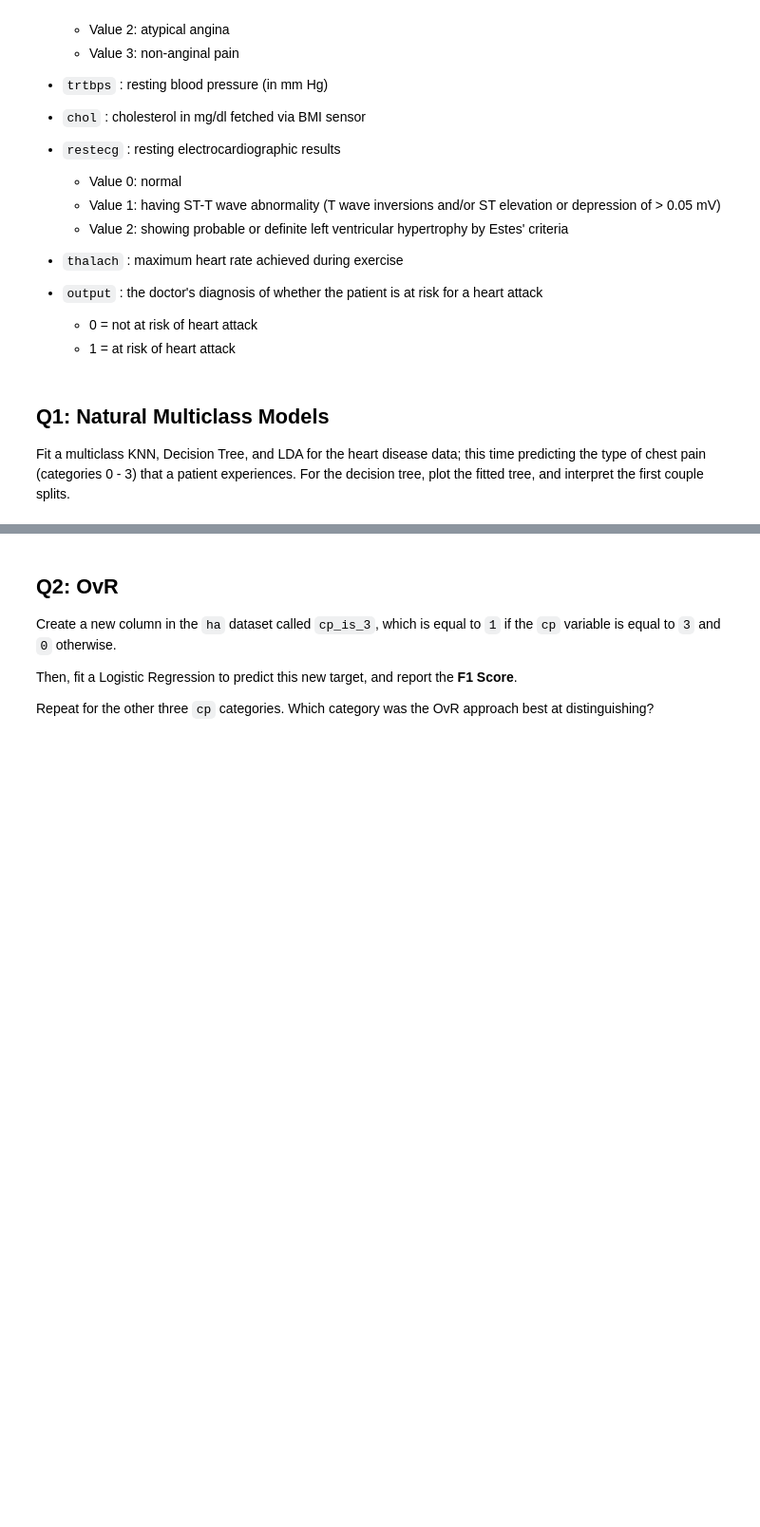
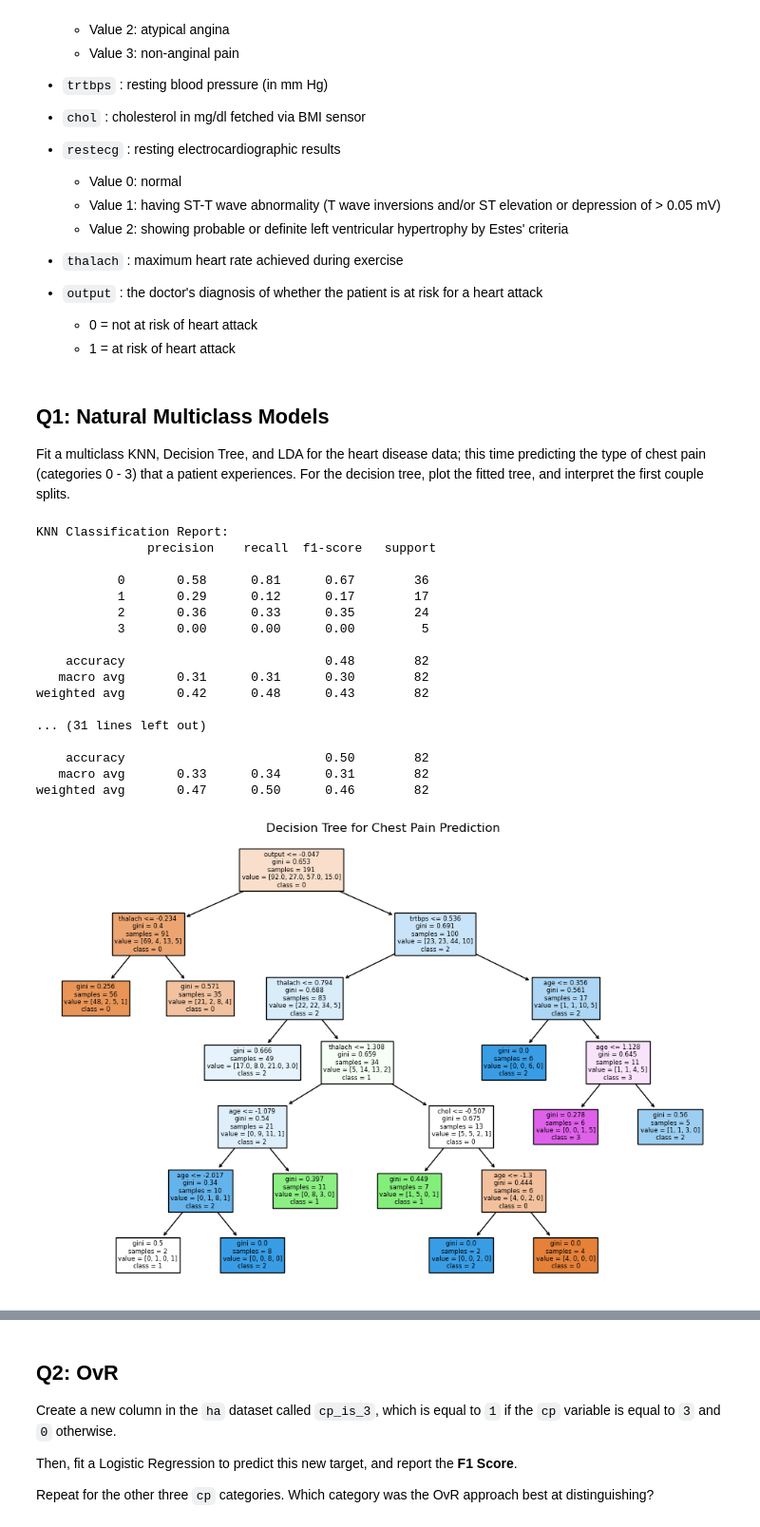
Before and after one commit to summerchurby/GSB-544, a Jupyter notebook: Practice_Activity_9_2.ipynb, the cells around one changed output, grey strips where cells are left out. Shown at 95% size. Drawn from its saved outputs; the diff is of its cells as text; code cells hidden in the pictures; blank space fills up the shorter version.

```diff
--- a/Practice_Activity_9_2.ipynb
+++ b/Practice_Activity_9_2.ipynb
@@ -37,3 +45,81 @@ ha = pd.read_csv("https://www.dropbox.com/s/aohbr6yb9ifmc8w/heart_attack.csv?dl=
 ## Q1: Natural Multiclass Models
 
 Fit a multiclass KNN, Decision Tree, and LDA for the heart disease data; this time predicting the type of chest pain (categories 0 - 3) that a patient experiences.  For the decision tree, plot the fitted tree, and interpret the first couple splits.
+# %%
+from sklearn.pipeline import Pipeline
+from sklearn.compose import ColumnTransformer
+from sklearn.preprocessing import StandardScaler
+from sklearn.model_selection import train_test_split
+from sklearn.neighbors import KNeighborsClassifier
+from sklearn.tree import DecisionTreeClassifier, plot_tree
+from sklearn.discriminant_analysis import LinearDiscriminantAnalysis
+from sklearn.metrics import classification_report
+import matplotlib.pyplot as plt
+# variables
+X = ha.drop(columns=['cp'])
+y = ha['cp']
+X_train, X_test, y_train, y_test = train_test_split(X, y, test_size=0.3, random_state=42)
+
+
+preprocessor = ColumnTransformer(
+    transformers=[
+        ('scale', StandardScaler(), X.columns)
+    ],
+    remainder='passthrough'
+)
+
+knn_pipeline = Pipeline(steps=[
+    ('preprocessor', preprocessor),
+    ('knn', KNeighborsClassifier(n_neighbors=5))
+])
+
+knn_pipeline.fit(X_train, y_train)
+knn_predictions = knn_pipeline.predict(X_test)
+print("KNN Classification Report:\n", classification_report(y_test, knn_predictions))
+
+dt_pipeline = Pipeline(steps=[
+    ('preprocessor', preprocessor),
+    ('decision_tree', DecisionTreeClassifier(random_state=42, ccp_alpha = 0.01))
+])
+
+dt_pipeline.fit(X_train, y_train)
+dt_predictions = dt_pipeline.predict(X_test)
+print("Decision Tree Classification Report:\n", classification_report(y_test, dt_predictions))
+
+dt_model = dt_pipeline.named_steps['decision_tree']
+plt.figure(figsize=(12, 8))
+plot_tree(dt_model, feature_names=X.columns, class_names=[str(cls) for cls in dt_model.classes_], filled=True)
+plt.title("Decision Tree for Chest Pain Prediction")
+plt.show()
+
+lda_pipeline = Pipeline(steps=[
+    ('preprocessor', preprocessor),
+    ('lda', LinearDiscriminantAnalysis())
+])
+
+
+lda_pipeline.fit(X_train, y_train)
+lda_predictions = lda_pipeline.predict(X_test)
+print("LDA Classification Report:\n", classification_report(y_test, lda_predictions))
+
+print("First couple splits interpretation:\n")
+print(f"Feature importance: {dict(zip(X.columns, dt_model.feature_importances_))}")
+# %% [output]
+KNN Classification Report:
+               precision    recall  f1-score   support
+
+           0       0.58      0.81      0.67        36
+           1       0.29      0.12      0.17        17
+           2       0.36      0.33      0.35        24
+           3       0.00      0.00      0.00         5
+
+    accuracy                           0.48        82
+   macro avg       0.31      0.31      0.30        82
+weighted avg       0.42      0.48      0.43        82
+
+... (31 lines left out)
+
+    accuracy                           0.50        82
+   macro avg       0.33      0.34      0.31        82
+weighted avg       0.47      0.50      0.46        82
+[figure, added]
```
Also changed, not shown: parts of 5 cells of this notebook.
